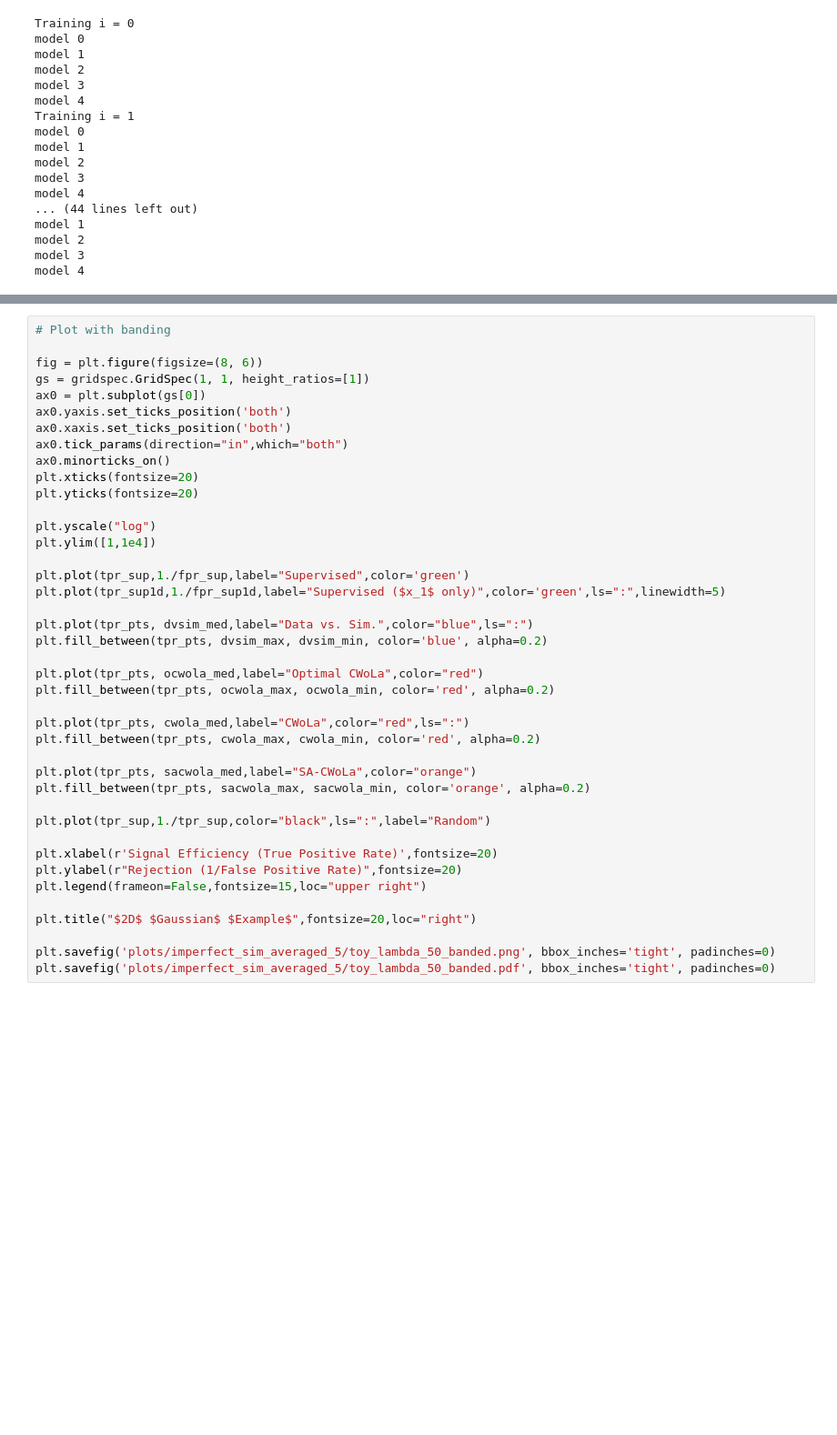
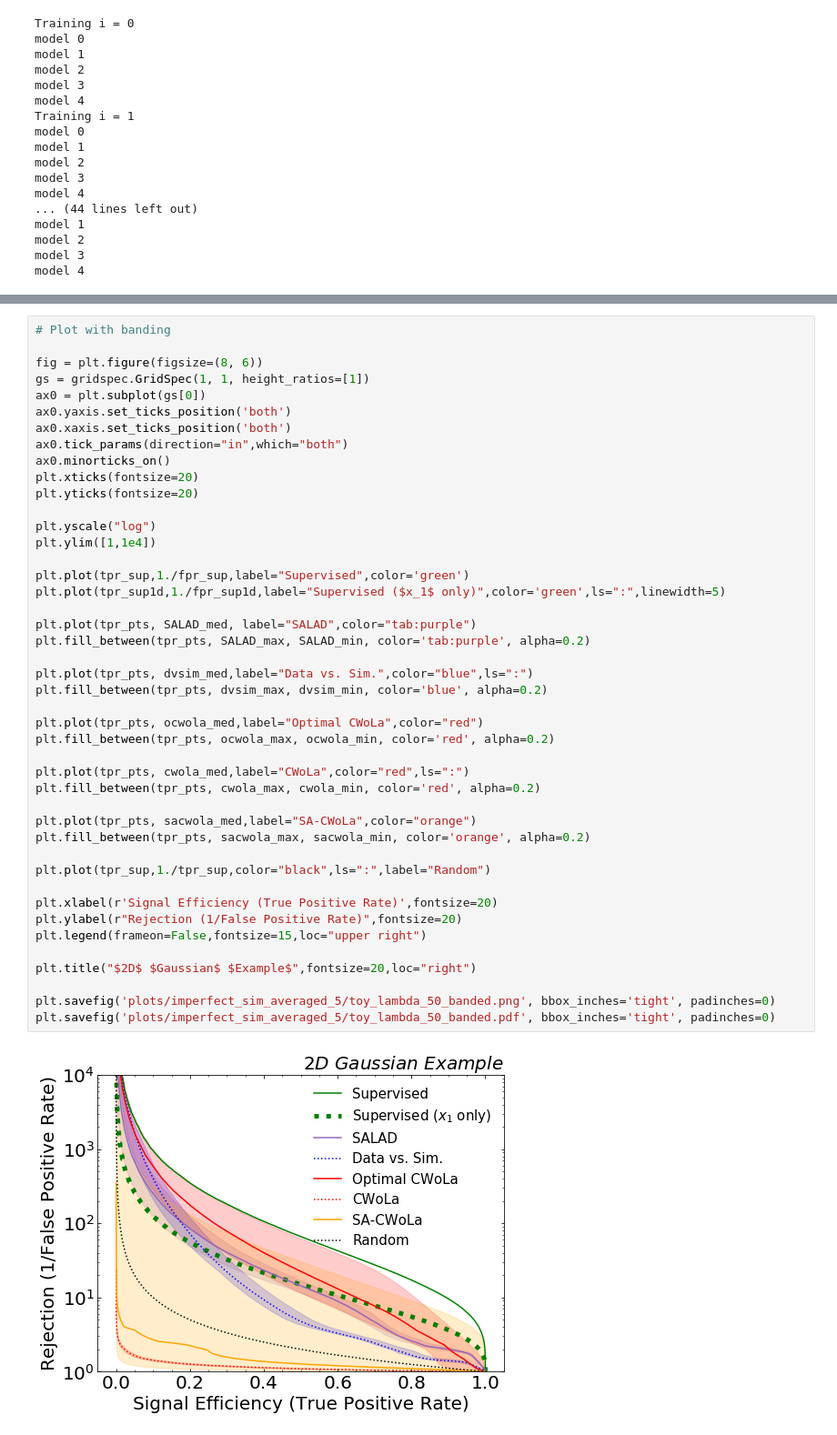
Before and after one commit to bnachman/DCTRHunting, a Jupyter notebook: CWoLaSimulationAssistedDecorrelation_Toy.ipynb, the cells around one changed output, grey strips where cells are left out. Shown at 91% size. Cells and saved outputs as stored; diff of their text form; blank space fills up the shorter version.

```diff
--- a/CWoLaSimulationAssistedDecorrelation_Toy.ipynb
+++ b/CWoLaSimulationAssistedDecorrelation_Toy.ipynb
@@ -624,33 +735,38 @@ plt.xticks(fontsize=20)
 plt.yticks(fontsize=20)
 
 plt.yscale("log")
 plt.ylim([1,1e4])
 
 plt.plot(tpr_sup,1./fpr_sup,label="Supervised",color='green')
 plt.plot(tpr_sup1d,1./fpr_sup1d,label="Supervised ($x_1$ only)",color='green',ls=":",linewidth=5)
+
+plt.plot(tpr_pts, SALAD_med, label="SALAD",color="tab:purple")
+plt.fill_between(tpr_pts, SALAD_max, SALAD_min, color='tab:purple', alpha=0.2)
 
 plt.plot(tpr_pts, dvsim_med,label="Data vs. Sim.",color="blue",ls=":")
 plt.fill_between(tpr_pts, dvsim_max, dvsim_min, color='blue', alpha=0.2)
 
 plt.plot(tpr_pts, ocwola_med,label="Optimal CWoLa",color="red")
 plt.fill_between(tpr_pts, ocwola_max, ocwola_min, color='red', alpha=0.2)
 
 plt.plot(tpr_pts, cwola_med,label="CWoLa",color="red",ls=":")
 plt.fill_between(tpr_pts, cwola_max, cwola_min, color='red', alpha=0.2)
 
 plt.plot(tpr_pts, sacwola_med,label="SA-CWoLa",color="orange")
 plt.fill_between(tpr_pts, sacwola_max, sacwola_min, color='orange', alpha=0.2)
 
 plt.plot(tpr_sup,1./tpr_sup,color="black",ls=":",label="Random")
 
 plt.xlabel(r'Signal Efficiency (True Positive Rate)',fontsize=20)
 plt.ylabel(r"Rejection (1/False Positive Rate)",fontsize=20)
 plt.legend(frameon=False,fontsize=15,loc="upper right")
 
 plt.title("$2D$ $Gaussian$ $Example$",fontsize=20,loc="right")
 
 plt.savefig('plots/imperfect_sim_averaged_5/toy_lambda_50_banded.png', bbox_inches='tight', padinches=0)
 plt.savefig('plots/imperfect_sim_averaged_5/toy_lambda_50_banded.pdf', bbox_inches='tight', padinches=0)
+# %% [output]
+[figure, added]
 # %%
 # Plot individual bands
 
```
Also changed, not shown: parts of 12 cells of this notebook.
